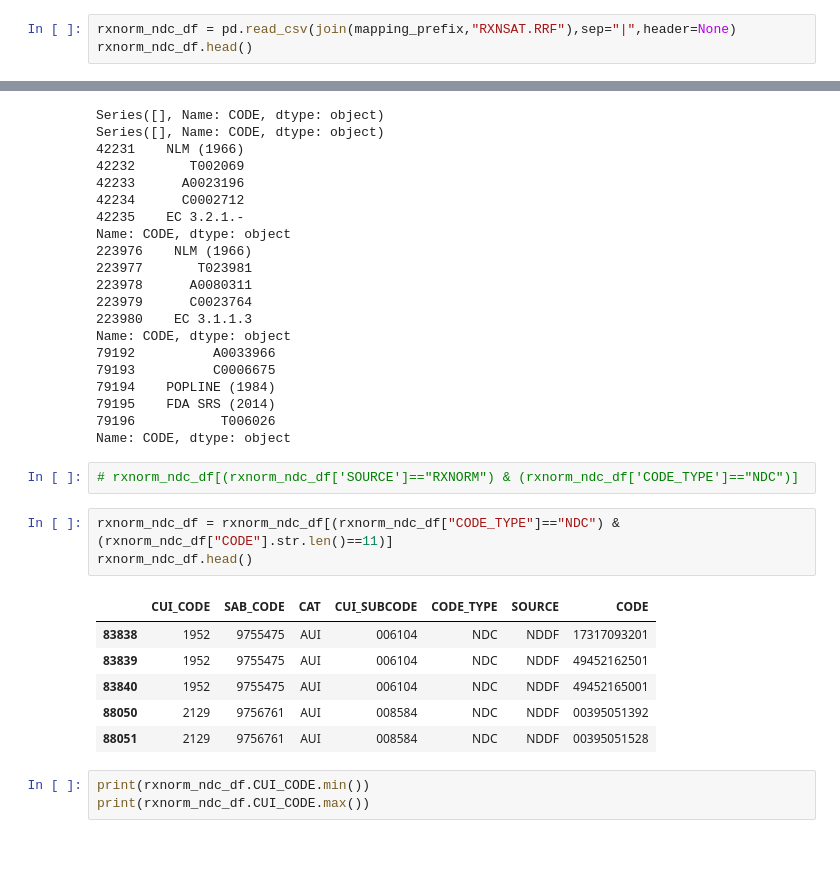
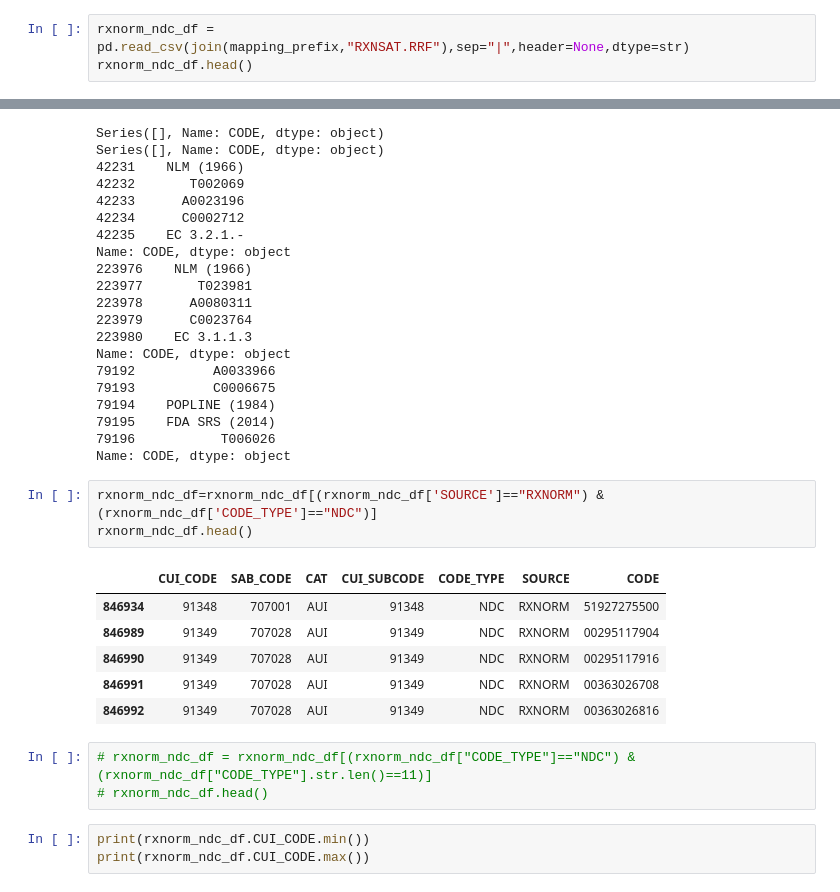
Before and after one commit to liuzi/Clinic-Analysis, a Jupyter notebook: Scripts/Data_Process_Server/S2 Process Clamp Result.ipynb, the cells around one changed output, grey strips where cells are left out. Drawn from its saved outputs; the diff is of its cells as text; blank space fills up the shorter version.

```diff
--- a/Scripts/Data_Process_Server/S2 Process Clamp Result.ipynb
+++ b/Scripts/Data_Process_Server/S2 Process Clamp Result.ipynb
@@ -359,7 +359,7 @@ for subfolder in ["hospital_course","medical_history","medications_on_admission"
 # %% [markdown]
 ## RXNORM CUI -> NDC
 # %%
-rxnorm_ndc_df = pd.read_csv(join(mapping_prefix,"RXNSAT.RRF"),sep="|",header=None)
+rxnorm_ndc_df = pd.read_csv(join(mapping_prefix,"RXNSAT.RRF"),sep="|",header=None,dtype=str)
 rxnorm_ndc_df.head()
 # %% [output]
 |  | 0 | 1 | 2 | 3 | 4 | 5 | 6 | 7 | 8 | 9 | 10 | ... |
@@ -405,17 +406,18 @@ Name: CODE, dtype: object
 79196           T006026
 Name: CODE, dtype: object
 # %%
-# rxnorm_ndc_df[(rxnorm_ndc_df['SOURCE']=="RXNORM") & (rxnorm_ndc_df['CODE_TYPE']=="NDC")]
+rxnorm_ndc_df=rxnorm_ndc_df[(rxnorm_ndc_df['SOURCE']=="RXNORM") & (rxnorm_ndc_df['CODE_TYPE']=="NDC")]
+rxnorm_ndc_df.head()
+# %% [output]
+|  | CUI_CODE | SAB_CODE | CAT | CUI_SUBCODE | CODE_TYPE | SOURCE | CODE |
+| 846934 | 91348 | 707001 | AUI | 91348 | NDC | RXNORM | 51927275500 |
+| 846989 | 91349 | 707028 | AUI | 91349 | NDC | RXNORM | 00295117904 |
+| 846990 | 91349 | 707028 | AUI | 91349 | NDC | RXNORM | 00295117916 |
+| 846991 | 91349 | 707028 | AUI | 91349 | NDC | RXNORM | 00363026708 |
+| 846992 | 91349 | 707028 | AUI | 91349 | NDC | RXNORM | 00363026816 |
 # %%
-rxnorm_ndc_df = rxnorm_ndc_df[(rxnorm_ndc_df["CODE_TYPE"]=="NDC") & (rxnorm_ndc_df["CODE"].str.len()==11)]
-rxnorm_ndc_df.head()
+# rxnorm_ndc_df = rxnorm_ndc_df[(rxnorm_ndc_df["CODE_TYPE"]=="NDC") & (rxnorm_ndc_df["CODE_TYPE"].str.len()==11)]
+# rxnorm_ndc_df.head()
-# %% [output]
-|  | CUI_CODE | SAB_CODE | CAT | CUI_SUBCODE | CODE_TYPE | SOURCE | CODE |
-| 83838 | 1952 | 9755475 | AUI | 006104 | NDC | NDDF | 17317093201 |
-| 83839 | 1952 | 9755475 | AUI | 006104 | NDC | NDDF | 49452162501 |
-| 83840 | 1952 | 9755475 | AUI | 006104 | NDC | NDDF | 49452165001 |
-| 88050 | 2129 | 9756761 | AUI | 008584 | NDC | NDDF | 00395051392 |
-| 88051 | 2129 | 9756761 | AUI | 008584 | NDC | NDDF | 00395051528 |
 # %%
 print(rxnorm_ndc_df.CUI_CODE.min())
 print(rxnorm_ndc_df.CUI_CODE.max())
```
Also changed, not shown: parts of 2 cells of this notebook, 9 other files.
